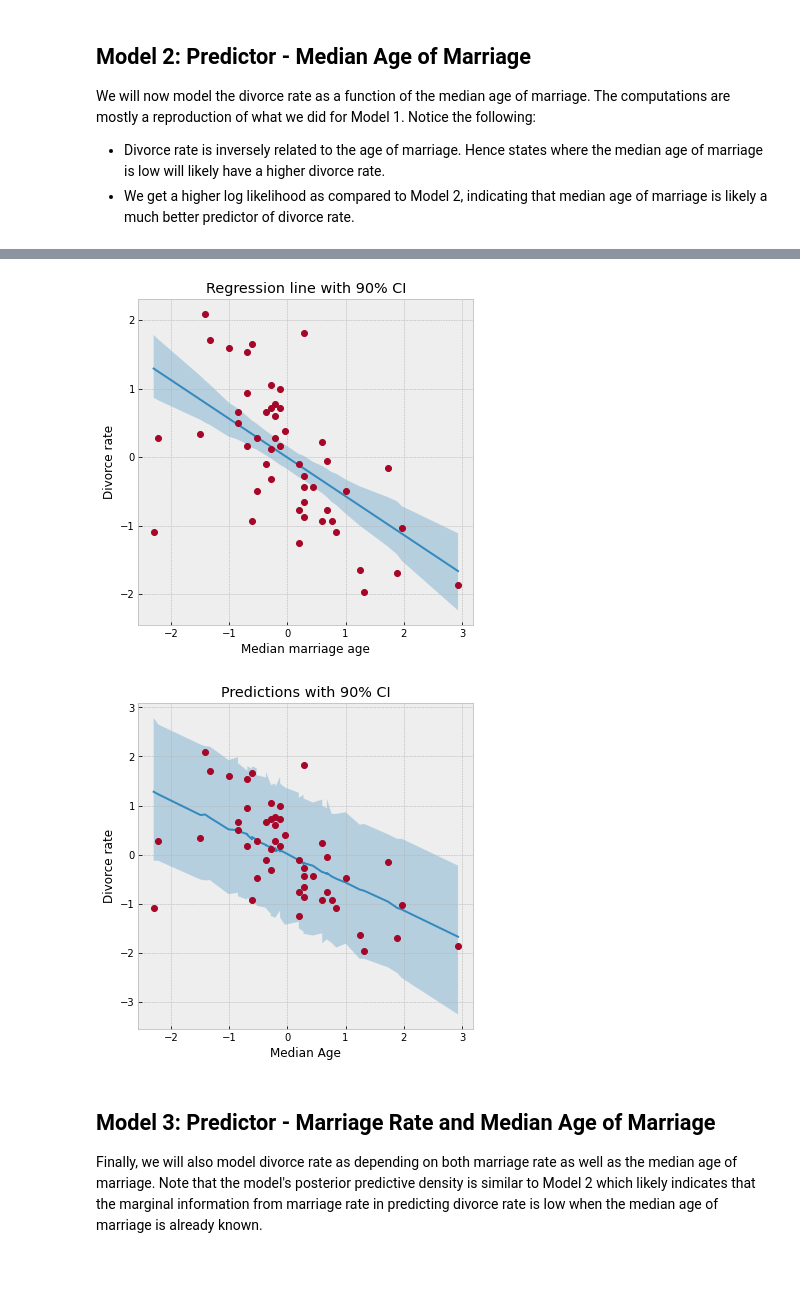
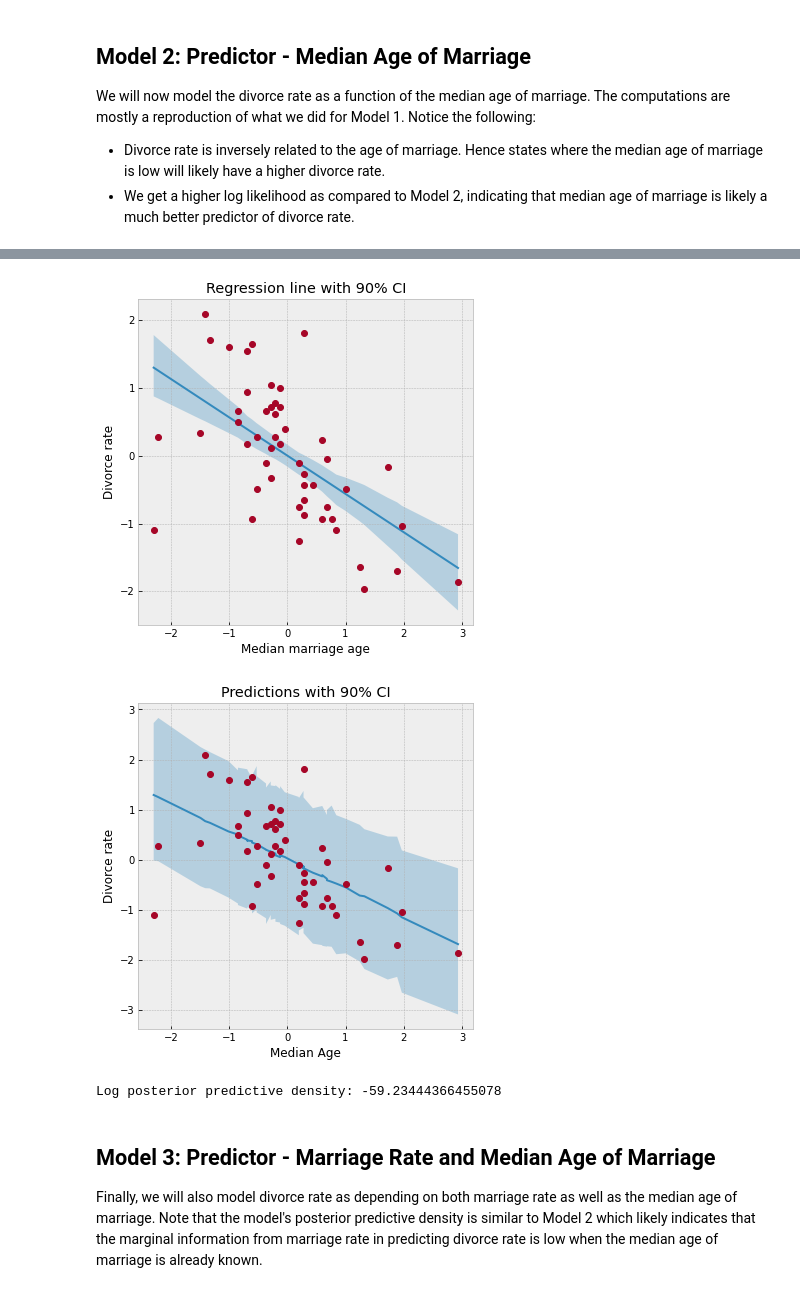
Before and after one commit to arijc76/prob-ml, a Jupyter notebook: bayesian_regression_pyro.ipynb, the cells around one changed output, grey strips where cells are left out. Saved outputs shown, nothing was run; the diff lists cells and outputs as text; code cells hidden in the pictures.

```diff
--- a/bayesian_regression_pyro.ipynb
+++ b/bayesian_regression_pyro.ipynb
@@ -514,47 +418,44 @@ samples_2 = mcmc.get_samples()
 
 Number of divergences: 0
 # %%
-# Compute empirical posterior distribution over mu
 posterior_mu = (
     torch.unsqueeze(samples_2["a"], -1)
     + torch.unsqueeze(samples_2["bA"], -1) * dset.AgeScaled.values
 )
 mean_mu = torch.mean(posterior_mu, axis=0)
 hpdi_mu = stats.hpdi(posterior_mu, 0.9)
-# TBD : mean_mu is type tensor - To be changed to np array?
 ax = plot_regression(dset.AgeScaled.values, mean_mu, hpdi_mu)
 ax.set(
-    xlabel="Median marriage age", ylabel="Divorce rate", title="Regression line with 90% CI"
+    xlabel="Median marriage age",
+    ylabel="Divorce rate",
+    title="Regression line with 90% CI"
 );
 # %% [output]
-[figure, old version]
+[figure, new version]
 # %%
-# predictions_2 = Predictive(model, samples_2)(age=dset.AgeScaled.values)["obs"]
 predictive_2 = Predictive(model, samples_2)
-predictions_2 = predictive_2(age=dset.AgeScaled.values)["obs"]
+predictions_2 = predictive_2(age=torch.tensor(dset.AgeScaled.values, dtype=torch.float))["obs"]
 
 mean_pred = torch.mean(predictions_2, axis=0)
 hpdi_pred = stats.hpdi(predictions_2, 0.9)
 
 ax = plot_regression(dset.AgeScaled.values, mean_pred, hpdi_pred)
 ax.set(xlabel="Median Age", ylabel="Divorce rate", title="Predictions with 90% CI");
 # %% [output]
-[figure, old version]
+[figure, new version]
 # %%
-## TBD - log posterior predictive density
-
-# rng_key, rng_key_ = random.split(rng_key)
-# print(
-#     "Log posterior predictive density: {}".format(
-#         log_pred_density(
-#             rng_key_,
-#             samples_2,
-#             model,
-#             age=dset.AgeScaled.values,
-#             divorce=dset.DivorceScaled.values,
-#         )
-#     )
-# )
+print(
+    "Log posterior predictive density: {}".format(
+        log_pred_density(samples_2,
+                        model,
+                        var_not_used='marriage',
+                        age=torch.tensor(dset.AgeScaled.values, dtype=torch.float),
+                        divorce=torch.tensor(dset.DivorceScaled.values, dtype=torch.float)
+                    )
+    )
+)
+# %% [output]
+Log posterior predictive density: -59.23444366455078
 # %% [markdown]
 ## Model 3: Predictor - Marriage Rate and Median Age of Marriage
 
```
Also changed, not shown: parts of 54 cells of this notebook.
